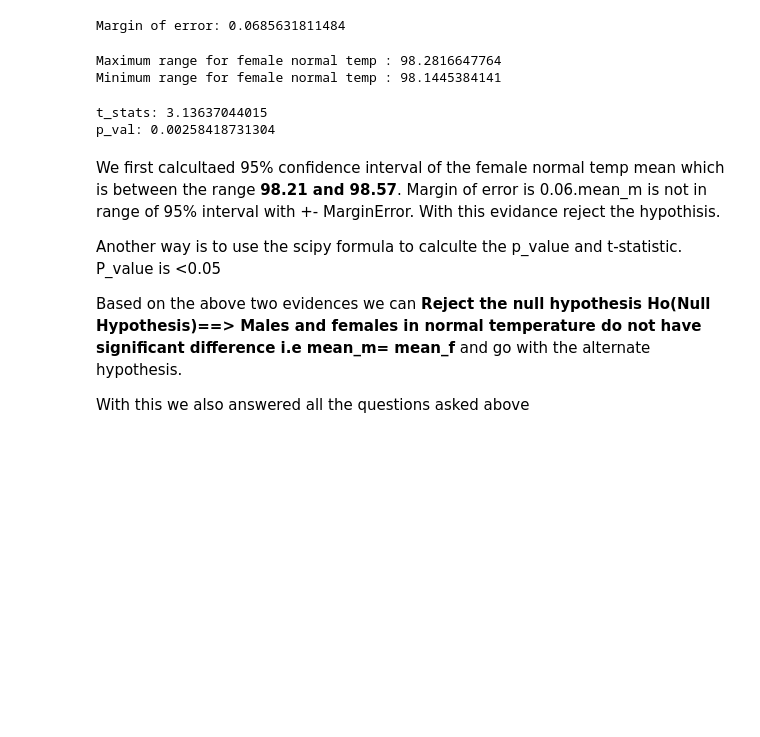
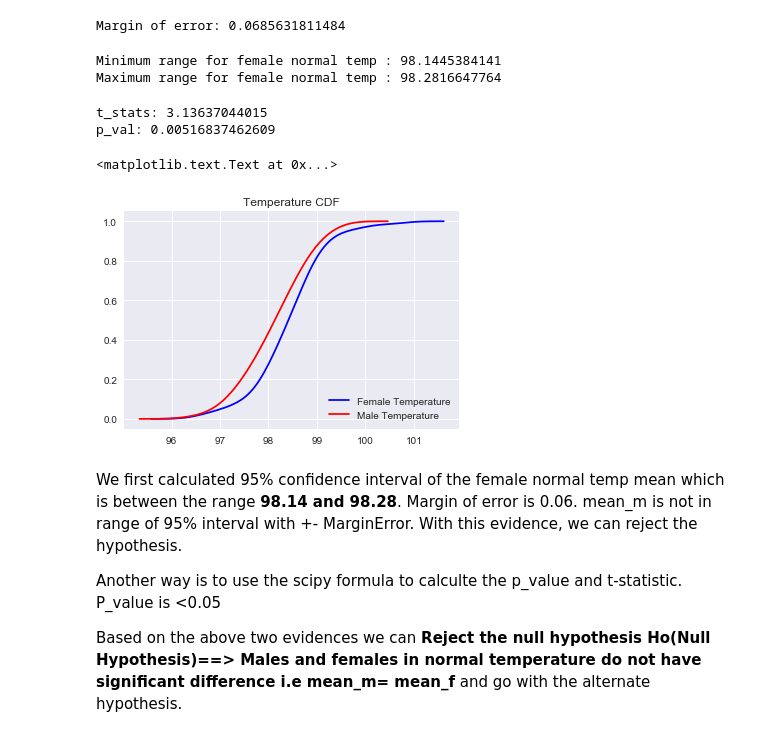
Before and after one commit to VinayMehraGH/EDAMiniProjects, a Jupyter notebook: human_temp/sliderule_dsi_inferential_statistics_exercise_1.ipynb, the cells around one changed output. Saved outputs shown, nothing was run; the diff lists cells and outputs as text; code cells hidden in the pictures; blank space fills up the shorter version.

```diff
--- a/human_temp/sliderule_dsi_inferential_statistics_exercise_1.ipynb
+++ b/human_temp/sliderule_dsi_inferential_statistics_exercise_1.ipynb
@@ -266,29 +266,34 @@ print('Margin of error:', me_f)
 # %% [output]
 Margin of error: 0.0685631811484
 # %%
-#95 % of confidencr interval with margin error
+#95% confidence interval with margin error
 
 mean_f_min = range_min - me_f
 mean_f_max = range_min + me_f
+print( "Minimum range for female normal temp :",mean_f_min )
 print( "Maximum range for female normal temp :",mean_f_max)
-print( "Minimum range for female normal temp :",mean_f_min )
 # %% [output]
+Minimum range for female normal temp : 98.1445384141
 Maximum range for female normal temp : 98.2816647764
-Minimum range for female normal temp : 98.1445384141
 # %%
 # t_stats, using the function
 t_stats, p_val= stats.ttest_1samp(female_temp_df, mean_m)
 print('t_stats:',t_stats)
-print('p_val:',p_val)
+print('p_val:',p_val*2)
 # %% [output]
 t_stats: 3.13637044015
-p_val: 0.00258418731304
+p_val: 0.00516837462609
+# %%
+sns.kdeplot(female_temp_df , color='B', shade=False, cumulative=True, label='Female Temperature')
+sns.kdeplot(male_temp_df , color='R', shade=False, cumulative=True, label='Male Temperature')
+plt.legend(loc='lower right')
+plt.title('Temperature CDF')
+# %% [output]
+<matplotlib.text.Text at 0x...>
+[figure, added]
 # %% [markdown]
-We first calcultaed 95% confidence interval of the female normal temp mean which is between the range **98.21 and 98.57**.   Margin of error is 0.06.mean_m is not in range of 95% interval with +- MarginError. With this evidance reject the hypothisis.
+We first calculated 95% confidence interval of the female normal temp mean which is between the range **98.14 and 98.28**. Margin of error is 0.06. mean_m is not in range of 95% interval with +- MarginError. With this evidence, we can reject the hypothesis.
 
 Another way is to use the scipy formula to calculte the p_value and t-statistic. P_value is <0.05
 
 Based on the above two evidences we can **Reject the null hypothesis Ho(Null Hypothesis)==> Males and females in normal temperature do not have significant difference i.e mean_m= mean_f** and go with the alternate hypothesis.
-
-With this we also answered all the questions asked above
-<br>
```
Also changed, not shown: parts of 9 cells of this notebook.
